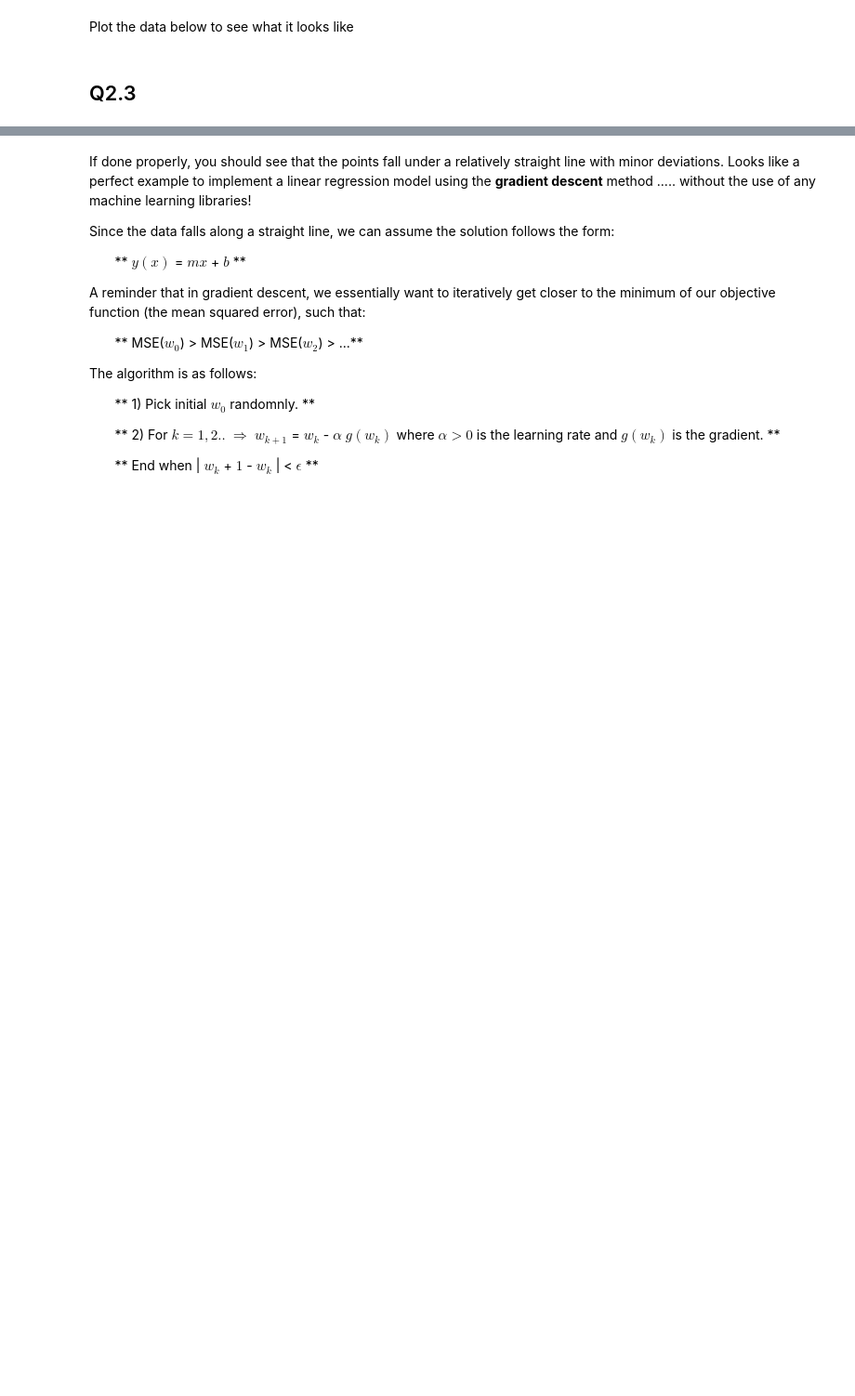
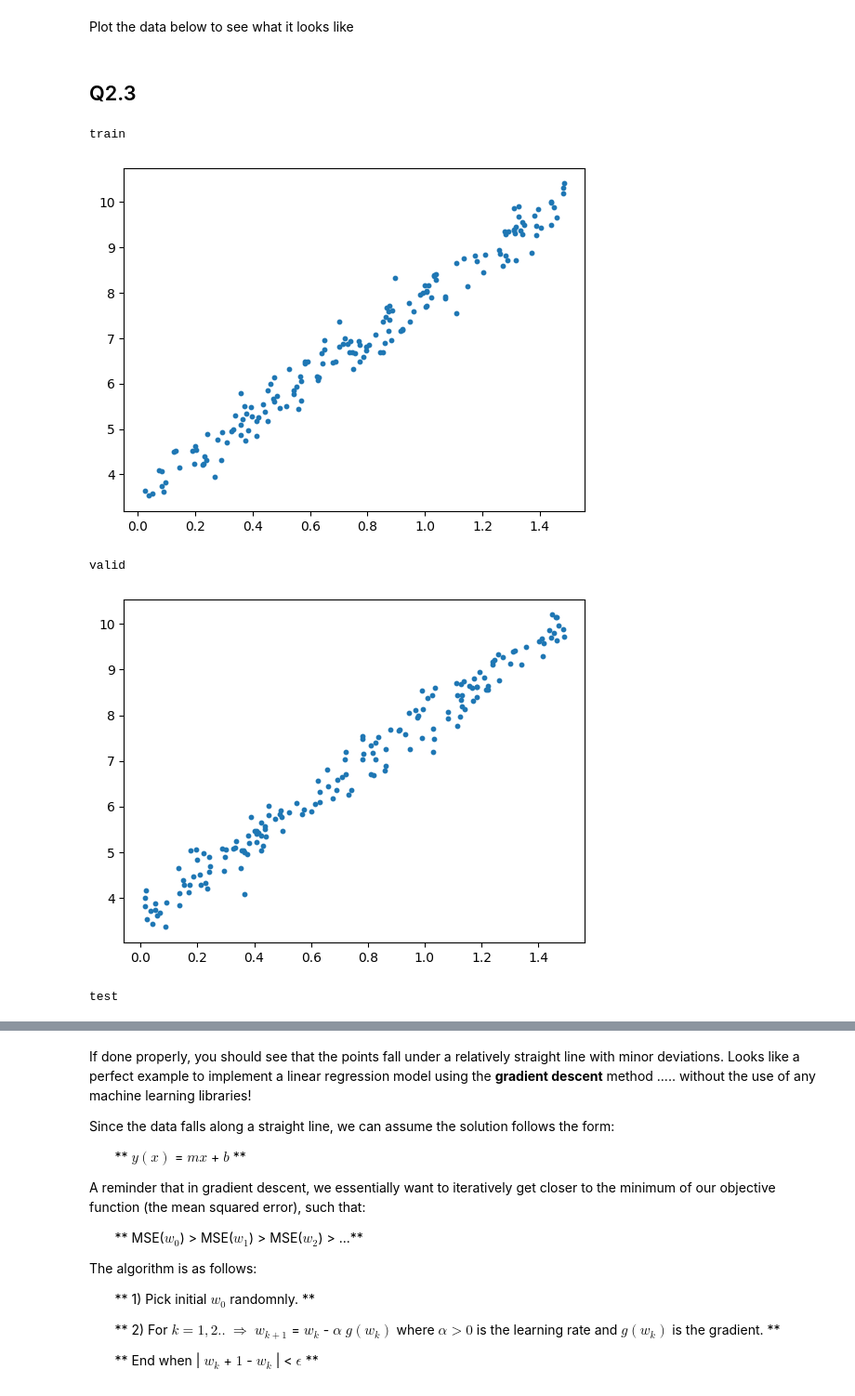
Before and after one commit to AuthorityWang/ShanghaiTech-CS182HW, a Jupyter notebook: coding/hw1_coding.ipynb, the cells around one changed output, grey strips where cells are left out. Shown: that part at 93% size. Saved outputs shown, nothing was run; the diff lists cells and outputs as text; code cells hidden in the pictures; blank space fills up the shorter version.

```diff
--- a/coding/hw1_coding.ipynb
+++ b/coding/hw1_coding.ipynb
@@ -398,8 +421,14 @@ For the rest of the assignment, we will use the other dataset named **dataset2.c
 ## Q2.2
 # %%
 ### YOUR CODE HERE - Load dataset2.csv and split into 3 equal sets
-
+data = pd.read_csv('dataset/dataset2.csv', header=None)
+train = data.iloc[:int(data.shape[0] / 3)]
+valid = data.iloc[int(data.shape[0] / 3):int(data.shape[0] * 2 / 3)]
+test = data.iloc[int(data.shape[0] * 2 / 3):]
 ### YOUR CODE HERE - Sort the data in order for plotting purposes later
+train = train.sort_values(by=[0])
+valid = valid.sort_values(by=[0])
+test = test.sort_values(by=[0])
 # %% [markdown]
 Plot the data below to see what it looks like
 # %% [markdown]
@@ -408,0 +436,17 @@ Plot the data below to see what it looks like
+# %%
+### YOUR CODE HERE - Plot the points for dataset2
+print("train")
+plt.scatter(train[0], train[1], s=10)
+plt.show()
+print("valid")
+plt.scatter(valid[0], valid[1], s=10)
+plt.show()
+print("test")
+plt.scatter(test[0], test[1], s=10)
+plt.show()
+# %% [output]
+train
+[figure, added]
+valid
+[figure, added]
+test
```
Also changed, not shown: parts of 6 cells of this notebook.
